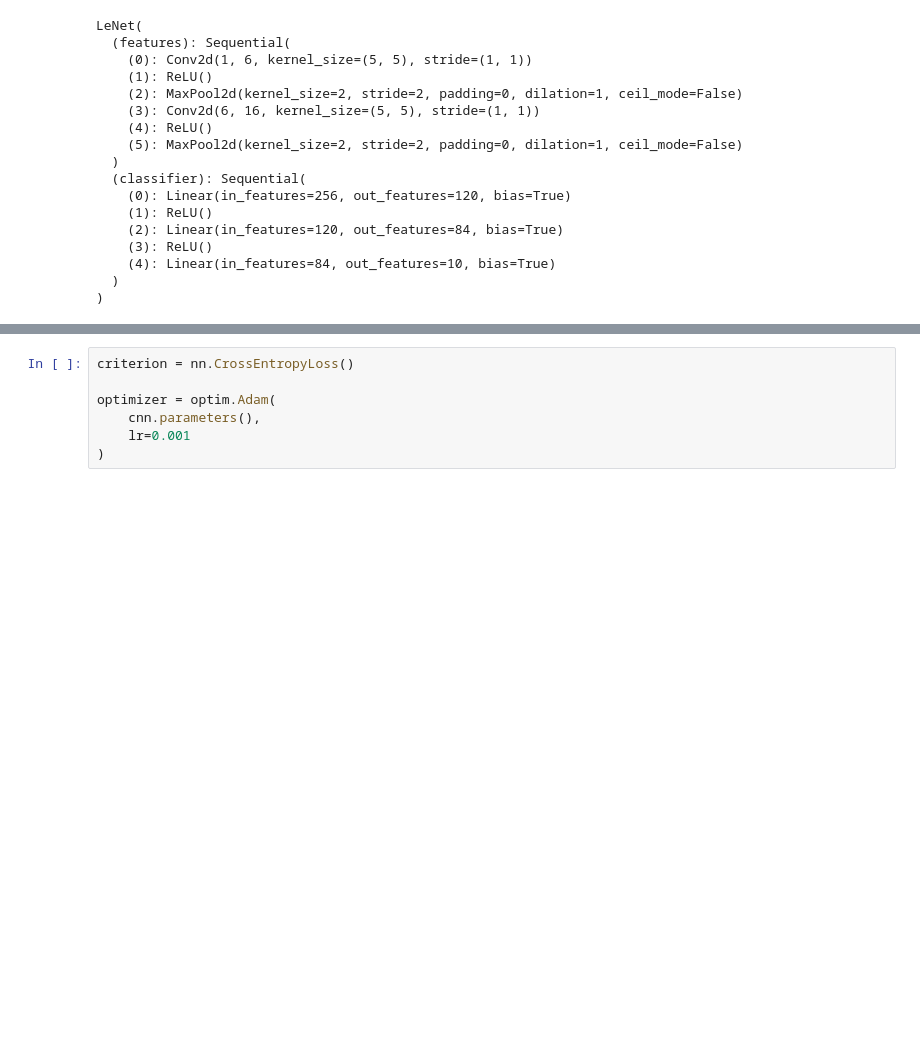
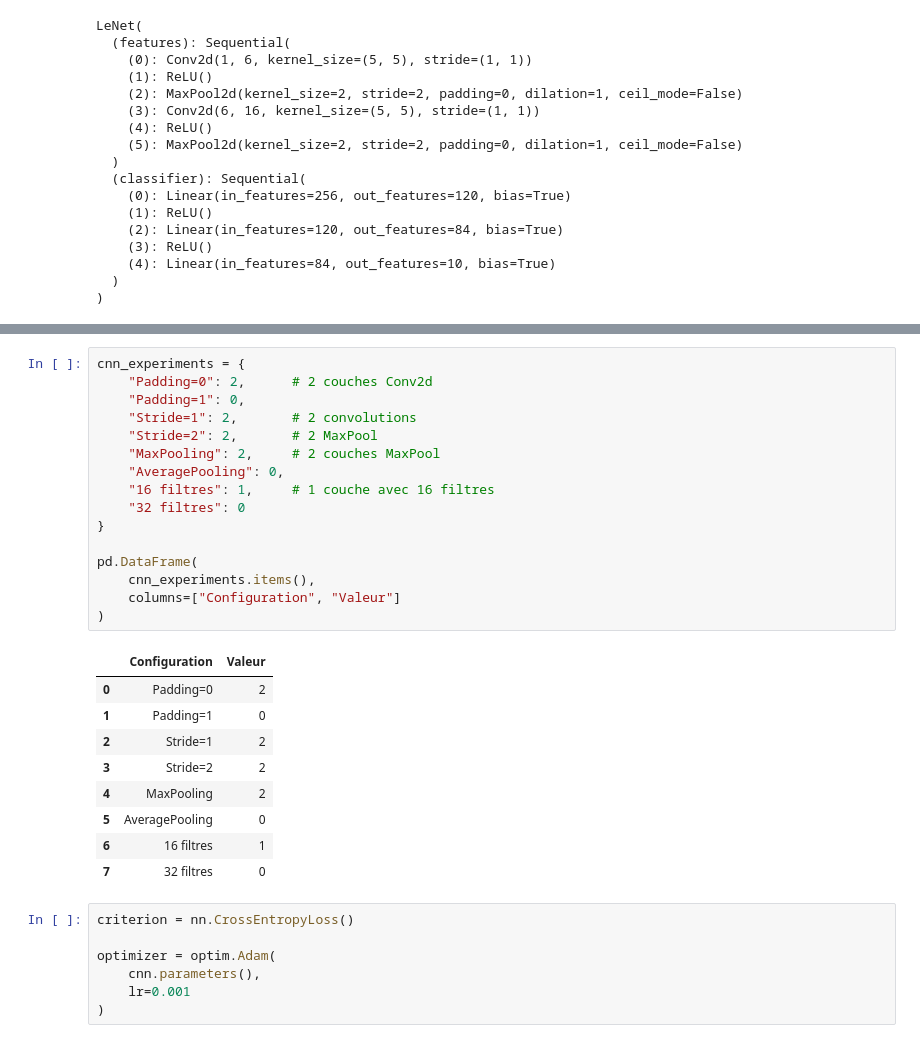
Before and after one commit to wiam1237/Deep-Learning-for-Computer-Vision-and-NLP, a Jupyter notebook: Deep_Learning_Project.ipynb, the cells around one changed output, grey strips where cells are left out. Drawn from its saved outputs; the diff is of its cells as text; blank space fills up the shorter version.

```diff
--- a/Deep_Learning_Project.ipynb
+++ b/Deep_Learning_Project.ipynb
@@ -831,3 +906,29 @@ LeNet(
+# %%
+cnn_experiments = {
+    "Padding=0": 2,      # 2 couches Conv2d
+    "Padding=1": 0,
+    "Stride=1": 2,       # 2 convolutions
+    "Stride=2": 2,       # 2 MaxPool
+    "MaxPooling": 2,     # 2 couches MaxPool
+    "AveragePooling": 0,
+    "16 filtres": 1,     # 1 couche avec 16 filtres
+    "32 filtres": 0
+}
+
+pd.DataFrame(
+    cnn_experiments.items(),
+    columns=["Configuration", "Valeur"]
+)
+# %% [output]
+|  | Configuration | Valeur |
+| 0 | Padding=0 | 2 |
+| 1 | Padding=1 | 0 |
+| 2 | Stride=1 | 2 |
+| 3 | Stride=2 | 2 |
+| 4 | MaxPooling | 2 |
+| 5 | AveragePooling | 0 |
+| 6 | 16 filtres | 1 |
+| 7 | 32 filtres | 0 |
 # %%
 criterion = nn.CrossEntropyLoss()
 
```
Also changed, not shown: parts of 40 cells of this notebook.
